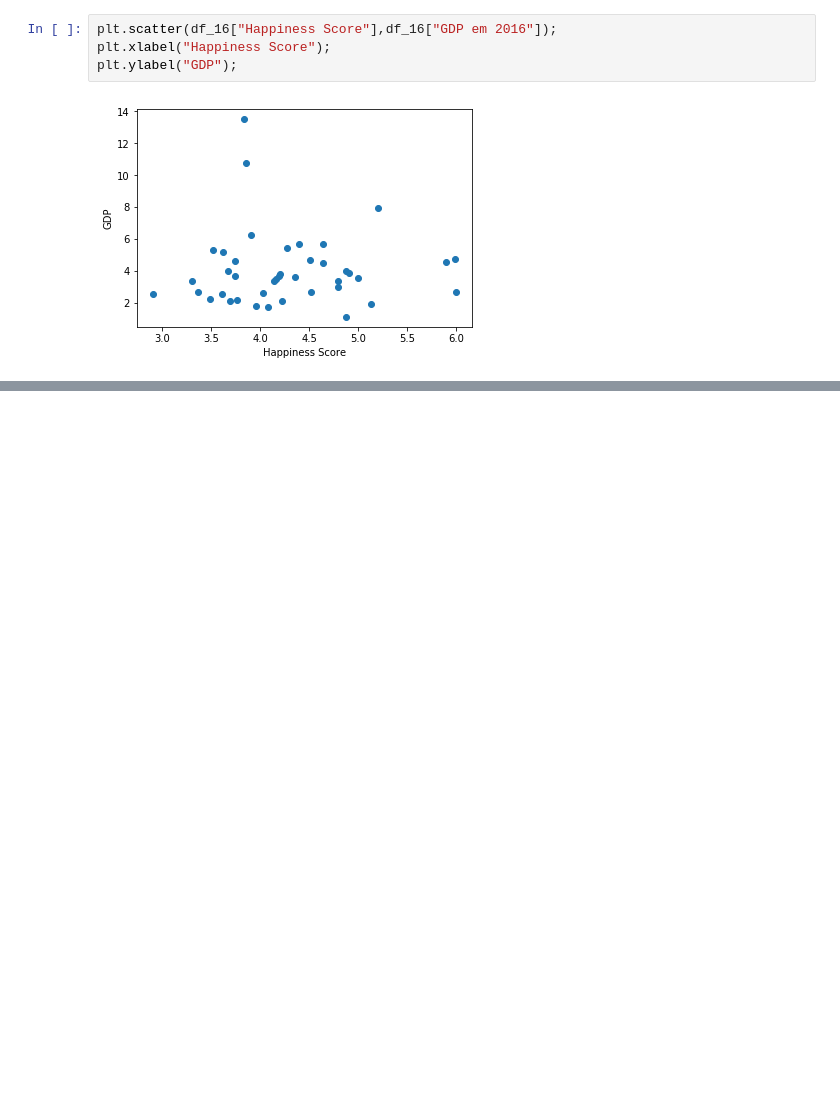
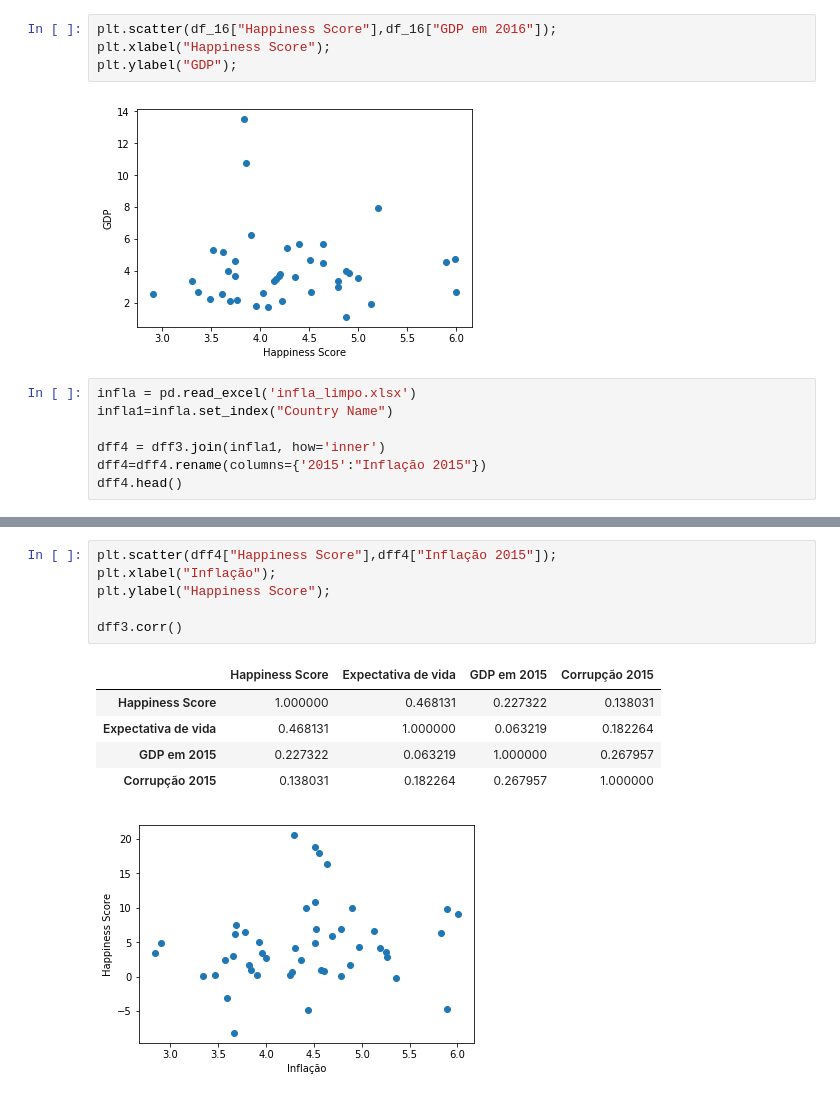
Before and after one commit to gicabral/Projeto_final_CDD, a Jupyter notebook: Projeto final Dados - leitura de dataset.ipynb, the cells around one changed output, grey strips where cells are left out. Saved outputs shown, nothing was run; the diff lists cells and outputs as text; blank space fills up the shorter version.

```diff
--- a/Projeto final Dados - leitura de dataset.ipynb
+++ b/Projeto final Dados - leitura de dataset.ipynb
@@ -486,3 +486,10 @@ plt.xlabel("Happiness Score");
 plt.ylabel("GDP");
 # %% [output]
 [figure]
+# %%
+infla = pd.read_excel('infla_limpo.xlsx')
+infla1=infla.set_index("Country Name")
+
+dff4 = dff3.join(infla1, how='inner')
+dff4=dff4.rename(columns={'2015':"Inflação 2015"})
+dff4.head()
@@ -488,0 +503,13 @@ plt.ylabel("GDP");
+# %%
+plt.scatter(dff4["Happiness Score"],dff4["Inflação 2015"]);
+plt.xlabel("Inflação");
+plt.ylabel("Happiness Score");
+
+dff3.corr()
+# %% [output]
+|  | Happiness Score | Expectativa de vida | GDP em 2015 | Corrupção 2015 |
+| Happiness Score | 1.000000 | 0.468131 | 0.227322 | 0.138031 |
+| Expectativa de vida | 0.468131 | 1.000000 | 0.063219 | 0.182264 |
+| GDP em 2015 | 0.227322 | 0.063219 | 1.000000 | 0.267957 |
+| Corrupção 2015 | 0.138031 | 0.182264 | 0.267957 | 1.000000 |
+[figure, added]
```
Also changed, not shown: parts of 11 cells of this notebook, 6 other files.
